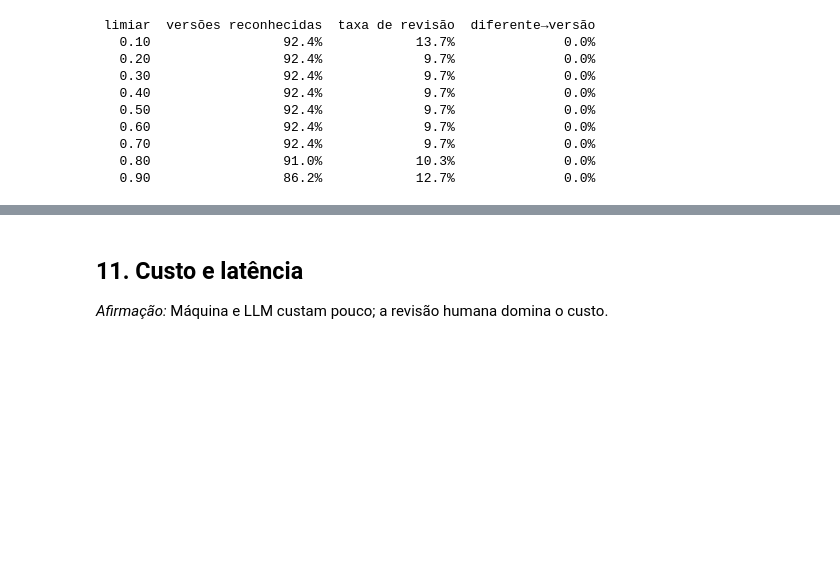
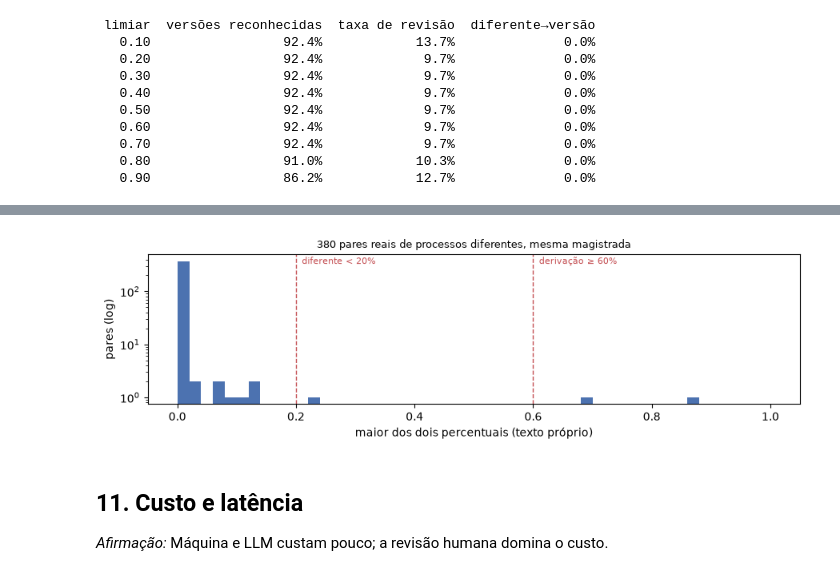
Before and after one commit to Reserva07/Case_Enter_Joao_Leniar, a Jupyter notebook: Q1/demonstracao_questao1.ipynb, the cells around one changed output, grey strips where cells are left out. Drawn from its saved outputs; the diff is of its cells as text; code cells hidden in the pictures; blank space fills up the shorter version.

```diff
--- a/Q1/demonstracao_questao1.ipynb
+++ b/Q1/demonstracao_questao1.ipynb
@@ -1274,0 +1316,86 @@ assert all(c["falso cópia"] == 0 for c in curva)
+# %%
+from itertools import combinations
+
+reais = corpus_real()
+todas = [s for v in reais.values() for s in v["teste"] + v["historico"]]
+print(f"{len(todas)} sentenças públicas do TJSP (Juizado Especial Cível, 1º semestre de 2024), pseudonimizadas; "
+      f"por magistrada, o histórico e 20 sentenças de teste fora dele")
+
+docs_todas = [representar(s["processo"], s["texto"]) for s in todas]
+identidade_ok = sum(processos_proprios(d) == {s["processo"]} and len(d.partes) >= 2 and d.tipo in ("sentença", "decisão")
+                    for d, s in zip(docs_todas, todas))
+print(f"identidade lida (processo, 2+ partes, tipo de peça): {identidade_ok}/{len(todas)}")
+
+print(f"\n{'magistrada':<14}{'histórico (casos)':>18}{'modelo, histórico próprio':>27}{'modelo, histórico da outra':>28}")
+reconhecido = {}
+for mag, v in reais.items():
+    outra = next(m for m in reais if m != mag)
+    reconhecido[mag] = (np.median([fracao_modelo(s["texto"], v["indice"]) for s in v["teste"]]),
+                        np.median([fracao_modelo(s["texto"], reais[outra]["indice"]) for s in v["teste"]]))
+    print(f"{mag:<14}{len(v['historico']):>18}{reconhecido[mag][0]:>27.0%}{reconhecido[mag][1]:>28.0%}   (medianas)")
+
+print("\nPares de processos diferentes (190 por magistrada):")
+pct_reais = {}
+criticos_reais, cosseno_versao_reais = 0, 0
+for mag, v in reais.items():
+    docs = [indexar(representar(s["processo"], s["texto"]), v["indice"]) for s in v["teste"]]
+    sistema, sem_filtro, cossenos = Counter(), Counter(), []
+    pct_reais.setdefault(mag, [])
+    for a, b in combinations(docs, 2):
+        ev_real = comparar(a, b)
+        pct_reais[mag].append(ev_real.pct_alto)
+        rotulo = rotulo_publico(decidir(ev_real)).split(" · trecho")[0]
+        sistema[rotulo] += 1
+        criticos_reais += rotulo.startswith("cópia") or rotulo == "versão · mesma peça"
+        a2, b2 = (indexar(representar(x.doc_id, x.texto_extraido), SEM_FILTRO) for x in (a, b))
+        sem_filtro[rotulo_publico(decidir(comparar(a2, b2))).split(" · trecho")[0]] += 1
+        cossenos.append(cosseno_palavras(a.texto_extraido, b.texto_extraido))
+    cosseno_versao_reais += sum(c >= CORTES_COSSENO[1] for c in cossenos)
+    print(f"  {mag}: sistema {dict(sistema)}")
+    xs = np.array(pct_reais[mag])
+    print(f"  {' ' * len(mag)}  maior dos dois percentuais: p99 {np.percentile(xs, 99):.0%}, máximo {xs.max():.0%}; "
+          f"{(xs >= LIMIARES.diferente).sum()} pares ≥ {LIMIARES.diferente:.0%}, {(xs >= LIMIARES.derivacao).sum()} ≥ {LIMIARES.derivacao:.0%}")
+    print(f"  {' ' * len(mag)}  sem filtro de modelo {dict(sem_filtro)}")
+    print(f"  {' ' * len(mag)}  cosseno do documento inteiro: mediana {np.median(cossenos):.2f}, máximo {max(cossenos):.2f}; "
+          f"{sum(c >= CORTES_COSSENO[1] for c in cossenos)} pares acima do corte de versão calibrado ({CORTES_COSSENO[1]:.2f})")
+
+print("\nAlterações conhecidas sobre as 40 sentenças de teste:")
+resultado_perturbacoes = defaultdict(Counter)
+for mag, v in reais.items():
+    for s in v["teste"]:
+        a = indexar(representar("A", s["texto"], sha256_arquivo="a"), v["indice"])
+        for nome, (texto_b, esperado) in perturbacoes_reais(s["texto"]).items():
+            d = decidir(comparar(a, indexar(representar("B", texto_b, sha256_arquivo="b"), v["indice"])))
+            certo = d.classe == esperado and (esperado != "versão" or d.subtipo == "mesma peça")
+            resultado_perturbacoes[nome]["certo" if certo else "revisão" if d.classe == "revisão necessária" else "erro"] += 1
+for nome, c in resultado_perturbacoes.items():
+    print(f"  {nome:<38} {c['certo']:>3} certos | {c['revisão']} em revisão | {c['erro']} erros")
+
+print("\nReescritas reais (2/3 dos parágrafos próprios trocados pela paráfrase) e outra sentença com trechos reaproveitados (~1/3):")
+resultado_reescritas = defaultdict(Counter)
+for par in reescritas_reais(reais):
+    indice_mag = reais[par["magistrada"]]["indice"]
+    a = indexar(representar("A", par["a"], sha256_arquivo="a"), indice_mag)
+    b = indexar(representar("B", par["b"], sha256_arquivo="b"), indice_mag)
+    d = decidir(comparar(a, b))
+    certo = d.classe == par["verdade"] and (par["verdade"] != "versão" or d.subtipo == "mesma peça")
+    resultado_reescritas[par["tipo"]]["certo" if certo else "revisão" if d.classe == "revisão necessária" else "erro"] += 1
+for nome, c in resultado_reescritas.items():
+    print(f"  {nome:<48} {c['certo']:>3} certos | {c['revisão']} em revisão | {c['erro']} erros")
+
+fig, ax = plt.subplots(figsize=(9, 2.8))
+todos_pct = np.concatenate([np.array(v) for v in pct_reais.values()])
+ax.hist(todos_pct, bins=np.arange(0, 1.0001, 0.02), color="#4c72b0")
+for corte, nome in ((LIMIARES.diferente, "diferente <"), (LIMIARES.derivacao, "derivação ≥")):
+    ax.axvline(corte, color="#c44e52", ls="--", lw=1)
+    ax.text(corte + 0.01, ax.get_ylim()[1] * 0.85, f"{nome} {corte:.0%}", color="#c44e52", fontsize=8)
+ax.set_yscale("log"); ax.set_xlabel("maior dos dois percentuais (texto próprio)"); ax.set_ylabel("pares (log)")
+ax.set_title("380 pares reais de processos diferentes, mesma magistrada", fontsize=9)
+plt.tight_layout(); plt.show()
+
+assert sum(c["erro"] for c in resultado_reescritas.values()) == 0
+assert identidade_ok == len(todas)
+assert all(proprio > 2 * alheio for proprio, alheio in reconhecido.values())
+assert criticos_reais == 0
+assert sum(c["erro"] for c in resultado_perturbacoes.values()) == 0
+# %% [output]
@@ -1275,3 +1419,4 @@ assert all(c["falso cópia"] == 0 for c in curva)
+[figure, added]
 # %% [markdown]
 ## 11. Custo e latência
 
```
Also changed, not shown: parts of 15 cells of this notebook, 28 other files.
